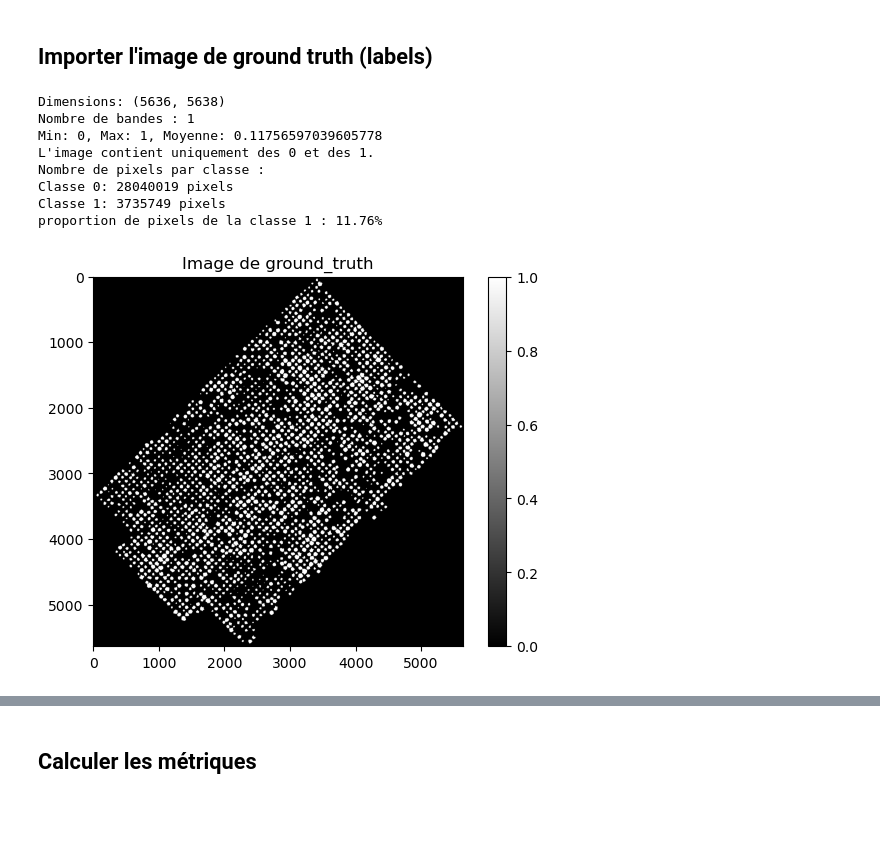
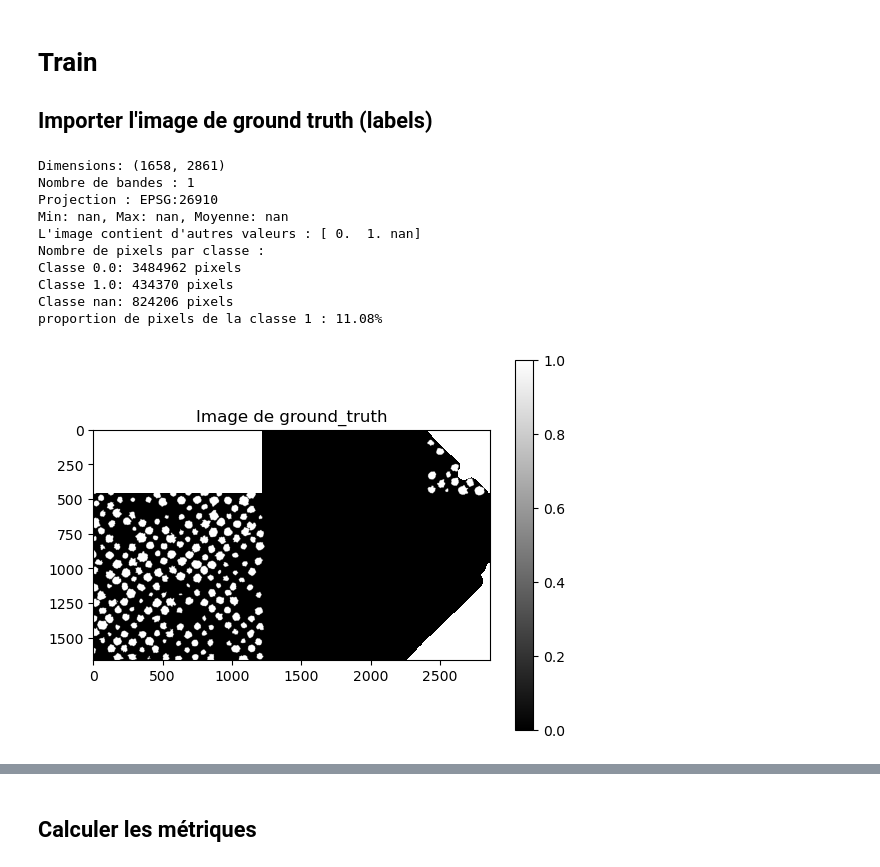
Before and after one commit to sinadeau/RNCAN_crown_segmentation, a Jupyter notebook: TreeCountSegHeight/files_added_in_the_repo/calculate_metrics.ipynb, the cells around one changed output, grey strips where cells are left out. Saved outputs shown, nothing was run; the diff lists cells and outputs as text; code cells hidden in the pictures; blank space fills up the shorter version.

```diff
--- a/TreeCountSegHeight/files_added_in_the_repo/calculate_metrics.ipynb
+++ b/TreeCountSegHeight/files_added_in_the_repo/calculate_metrics.ipynb
@@ -65,12 +13,26 @@ proportion de pixels de la classe 1 : 11.66%
 # %% [markdown]
+# Train
+
 ## Importer l'image de ground truth (labels)
 # %%
 # Ouvrir image de Ground Truth
-with rasterio.open(r"C:\Git\données_pour_metric\Données_JRW45\10_epoch\Fdc_JR_W45_2023_03_21_panIMG_0037_6_MS_alP1_cor2-001_only_region_to_segment_0_clean_ground_truth.png") as src:
+with rasterio.open(r"C:\Users\sinadeau\OneDrive - NRCan RNCan\data_glo7030-projet\données_pour_metric\Données_JRW45\Test_exemple\Test_exemple\groundtruth.png") as src:
     print(f"Dimensions: {src.shape}")
     print(f"Nombre de bandes : {src.count}")
     print(f"Projection : {src.crs}")
     ground_truth = src.read(1)
+
+#Importer le shapefile de la zone test
+import geopandas as gpd
+from rasterio.features import geometry_mask
+test_areas = gpd.read_file(r'C:\Users\sinadeau\OneDrive - NRCan RNCan\data_glo7030-projet\Fdc_JR_W45\train_test_split\train_areas.shp')
+
+#Conserver seulement les zones de test sur l'image de ground truth
+# Créer un masque à partir des zones de test
+test_mask = geometry_mask(test_areas.geometry, transform=src.transform, invert=True, out_shape=ground_truth.shape)
+
+# Appliquer le masque à l'image de ground truth
+ground_truth = np.where(test_mask, ground_truth, np.nan)
 
 # Statistiques de l’image
 print(f"Min: {ground_truth.min()}, Max: {ground_truth.max()}, Moyenne: {ground_truth.mean()}")
@@ -82,37 +44,39 @@ if np.array_equal(unique_values, [0, 1]):
 else:
     print(f"L'image contient d'autres valeurs : {unique_values}")
 
 # Compter le nombre de pixels de chaque classe
 unique, counts = np.unique(ground_truth, return_counts=True)
 print("Nombre de pixels par classe :")
 for value, count in zip(unique, counts):
     print(f"Classe {value}: {count} pixels")
 
 print(f"proportion de pixels de la classe 1 : {counts[1] / (counts[0] + counts[1]) * 100:.2f}%")
 
 # Normaliser entre 0 et 255
 #ground_truth_normalized = (ground_truth - ground_truth.min()) / (ground_truth.max() - ground_truth.min()) * 255
 #ground_truth_normalized = ground_truth_normalized.astype(np.uint8)
 
 # Sauvegarder l'image normalisée
 #with rasterio.open("C:/Git/données_pour_metric/données_pour_metric/fichier_avec_0_epoch/prediction_seg_2018_1km_6294_463_fixed.tif", "w", driver="GTiff",
 #                   height=ground_truth.shape[0], width=ground_truth.shape[1],
 #                   count=1, dtype=ground_truth_normalized.dtype) as dst:
 #    dst.write(ground_truth_normalized, 1)
 
 
 #visualiser l'image de labels
 plt.imshow(ground_truth, cmap="gray")
 plt.colorbar()
 plt.title("Image de ground_truth")
 plt.show()
 # %% [output]
-Dimensions: (5636, 5638)
+Dimensions: (1658, 2861)
 Nombre de bandes : 1
-Min: 0, Max: 1, Moyenne: 0.11756597039605778
-L'image contient uniquement des 0 et des 1.
+Projection : EPSG:26910
+Min: nan, Max: nan, Moyenne: nan
+L'image contient d'autres valeurs : [ 0.  1. nan]
 Nombre de pixels par classe :
-Classe 0: 28040019 pixels
-Classe 1: 3735749 pixels
-proportion de pixels de la classe 1 : 11.76%
+Classe 0.0: 3484962 pixels
+Classe 1.0: 434370 pixels
+Classe nan: 824206 pixels
+proportion de pixels de la classe 1 : 11.08%
-[figure, old version]
+[figure, new version]
```
Also changed, not shown: parts of 6 cells of this notebook, 1 other file.
